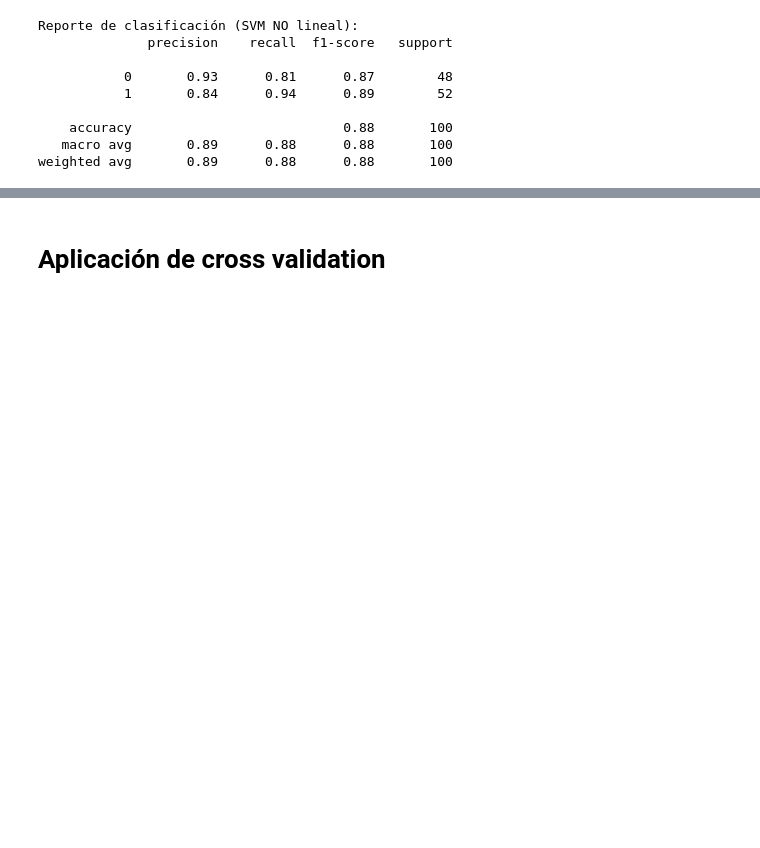
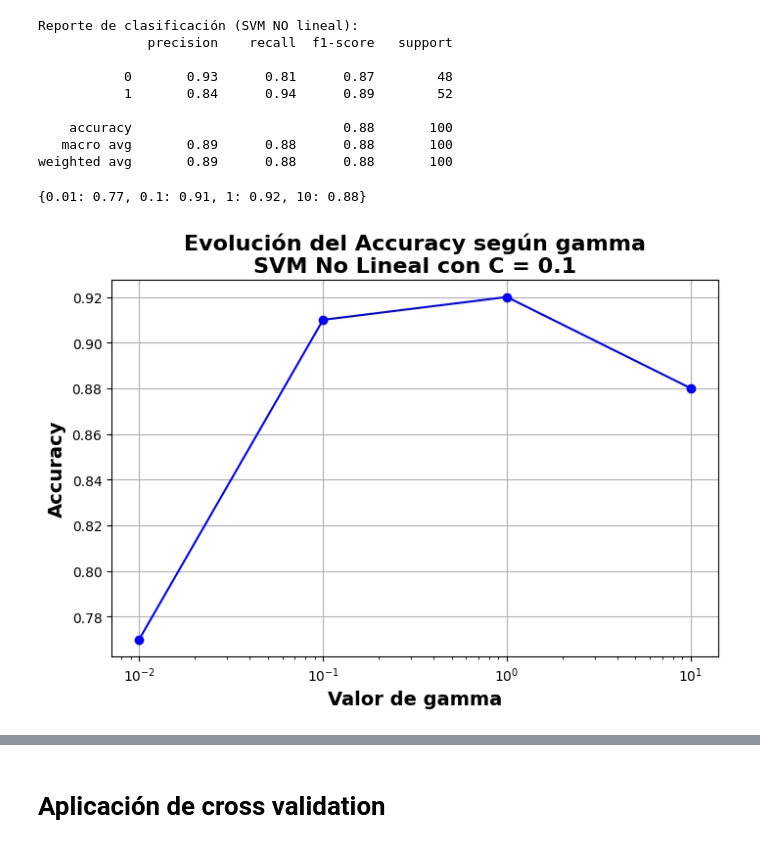
Before and after one commit to JaznaLaProfe/Mineria_de_datos, a Jupyter notebook: notebooks/13_BIY7121_Revisión_SVM_NO_Lineal.ipynb, the cells around one changed output, grey strips where cells are left out. Drawn from its saved outputs; the diff is of its cells as text; code cells hidden in the pictures; blank space fills up the shorter version.

```diff
--- a/notebooks/13_BIY7121_Revisión_SVM_NO_Lineal.ipynb
+++ b/notebooks/13_BIY7121_Revisión_SVM_NO_Lineal.ipynb
@@ -155,5 +180,30 @@ def experimento(X_train : np.array, X_test : np.array, y_train : np.array, y_tes
   # Retorna predicciones y accuracy
   y_pred = modelo.predict(X_test)
   return modelo, y_pred, accuracy_score(y_test, y_pred)
+# %%
+def ver_resultados(resultados : dict, C_value : float) -> None:
+  """
+  Genera gráfico de evolución de accuracy en los experimentos
+
+  Parámetros:
+  - resultados (dict): Diccionario con resultados de experimentos.
+  - C_value (float): Parámetro de regularización C del modelo SVM.
+
+  Retorno:
+  - None: La función muestra el gráfico pero no retorna ningún valor.
+  """
+  # Separar claves y valores
+  gammas = list(resultados.keys())
+  accuracy = list(resultados.values())
+
+  # Crear el gráfico
+  plt.figure(figsize=(8,5))
+  plt.plot(gammas, accuracy, marker='o', linestyle='-', color='blue')
+  plt.xscale('log')  # escala logarítmica para gamma, para poder apreciar los valores
+  plt.xlabel('Valor de gamma', fontsize=14, fontweight="bold")
+  plt.ylabel('Accuracy', fontsize=14, fontweight="bold")
+  plt.title(f'Evolución del Accuracy según gamma\nSVM No Lineal con C = {C_value}', fontsize=16, fontweight="bold")
+  plt.grid(True)
+  plt.show()
 # %%
 C_value = 0.1
@@ -206,5 +258,13 @@ Reporte de clasificación (SVM NO lineal):
     accuracy                           0.88       100
    macro avg       0.89      0.88      0.88       100
 weighted avg       0.89      0.88      0.88       100
+# %%
+resultados
+# %% [output]
+{0.01: 0.77, 0.1: 0.91, 1: 0.92, 10: 0.88}
+# %%
+ver_resultados(resultados, C_value)
+# %% [output]
+[figure, added]
 # %%
 C_value = 1
```
Also changed, not shown: parts of 12 cells of this notebook.
